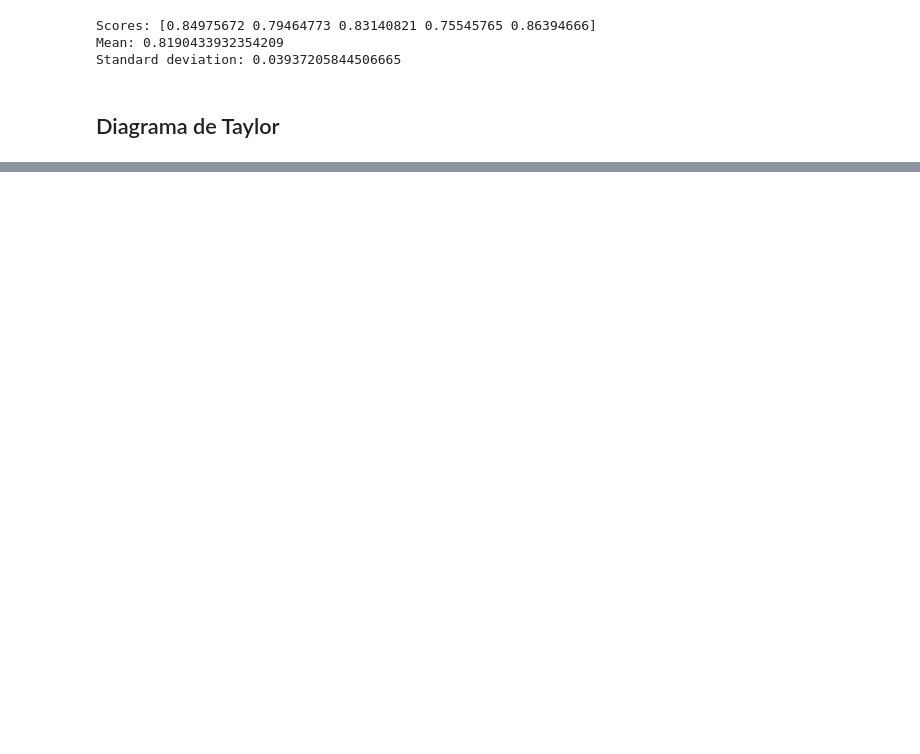
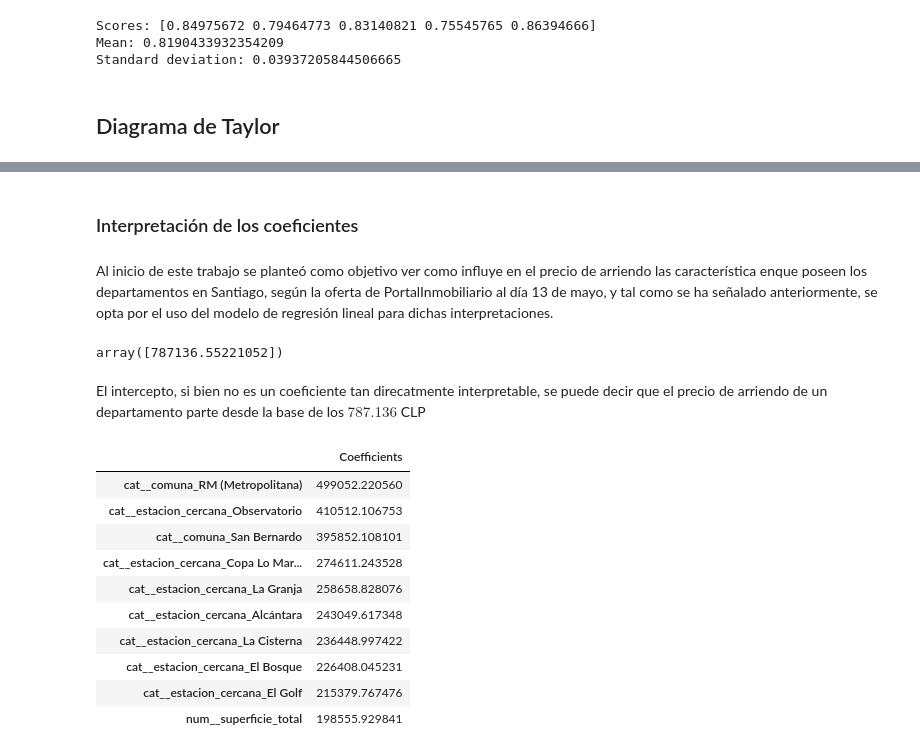
Before and after one commit to smenaaliaga/rent-apartment-system, a Jupyter notebook: analytics/tarea-2-ml.ipynb, the cells around one changed output, grey strips where cells are left out. Saved outputs shown, nothing was run; the diff lists cells and outputs as text; code cells hidden in the pictures; blank space fills up the shorter version.

```diff
--- a/analytics/tarea-2-ml.ipynb
+++ b/analytics/tarea-2-ml.ipynb
@@ -706,0 +742,32 @@ for i in range(len(y_hats)):
+# %% [markdown]
+### Interpretación de los coeficientes
+# %% [markdown]
+Al inicio de este trabajo se planteó como objetivo ver como influye en el precio de arriendo las característica enque poseen los departamentos en Santiago, según la oferta de PortalInmobiliario al día 13 de mayo, y tal como se ha señalado anteriormente, se opta por el uso del modelo de regresión lineal para dichas interpretaciones.
+# %%
+reg['regression'].intercept_
+# %% [output]
+array([787136.55221052])
+# %% [markdown]
+El intercepto, si bien no es un coeficiente tan direcatmente interpretable, se puede decir que el precio de arriendo de un departamento parte desde la base de los $787.136$ CLP
+# %%
+feature_names = reg[:-1].get_feature_names_out()
+coefs = pd.DataFrame(
+    reg['regression'].coef_.transpose(),
+    columns=["Coefficients"],
+    index=feature_names,
+)
+coefs = coefs.sort_values(by=['Coefficients'], ascending=False)
+# %%
+coefs.head(10)
+# %% [output]
+|  | Coefficients |
+| cat__comuna_RM (Metropolitana) | 499052.220560 |
+| cat__estacion_cercana_Observatorio | 410512.106753 |
+| cat__comuna_San Bernardo | 395852.108101 |
+| cat__estacion_cercana_Copa Lo Mar... | 274611.243528 |
+| cat__estacion_cercana_La Granja | 258658.828076 |
+| cat__estacion_cercana_Alcántara | 243049.617348 |
+| cat__estacion_cercana_La Cisterna | 236448.997422 |
+| cat__estacion_cercana_El Bosque | 226408.045231 |
+| cat__estacion_cercana_El Golf | 215379.767476 |
+| num__superficie_total | 198555.929841 |
```
Also changed, not shown: parts of 33 cells of this notebook.
